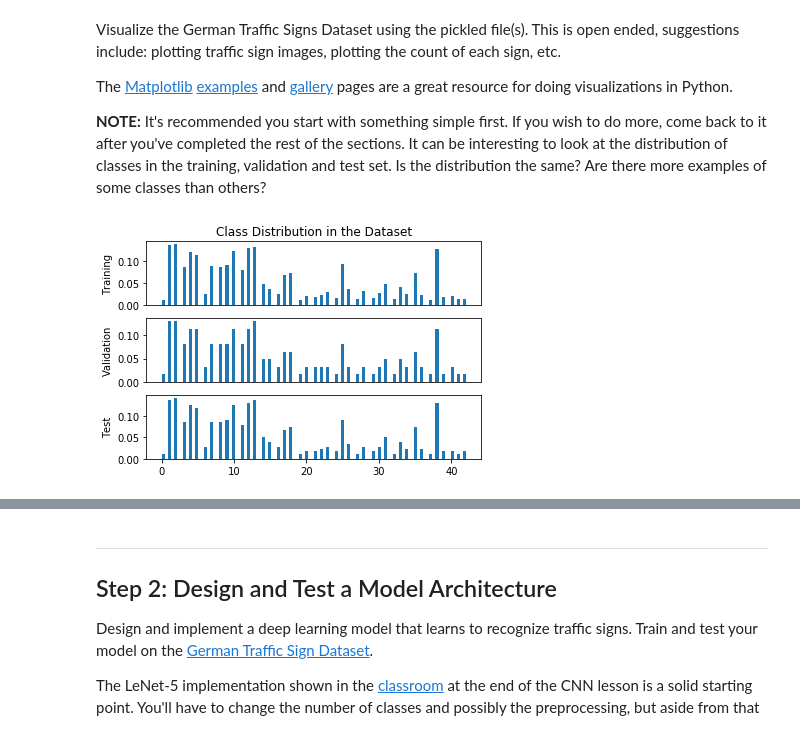
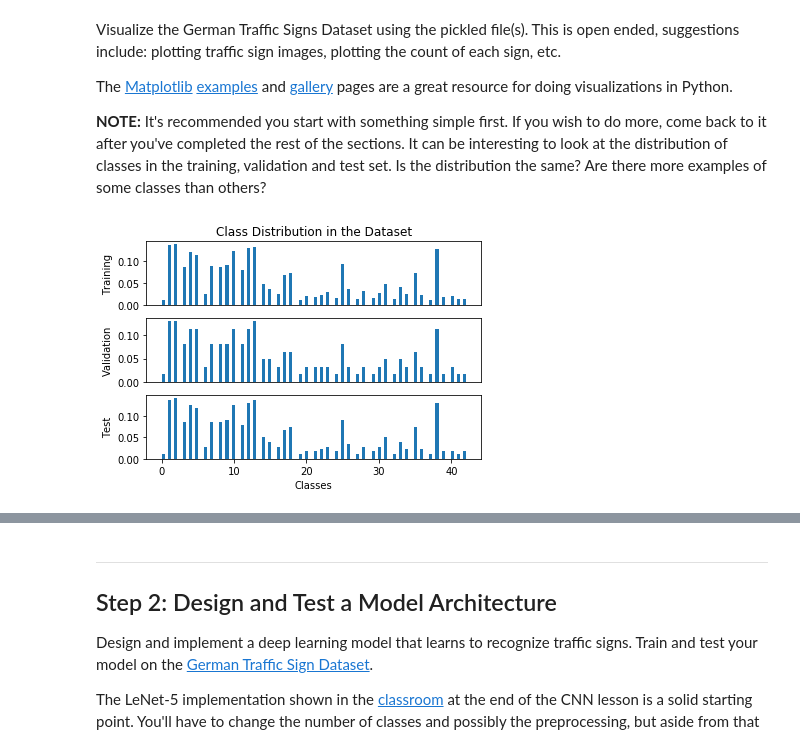
Before and after one commit to agoila/udacity-carnd-P2, a Jupyter notebook: LeNet_Traffic_Sign_Classifier.ipynb, the cells around one changed output, grey strips where cells are left out. Saved outputs shown, nothing was run; the diff lists cells and outputs as text; code cells hidden in the pictures.

```diff
--- a/LeNet_Traffic_Sign_Classifier.ipynb
+++ b/LeNet_Traffic_Sign_Classifier.ipynb
@@ -105,34 +105,35 @@ import matplotlib.image as mpimg
 import os
 import cv2
 # Visualizations will be shown in the notebook.
 %matplotlib inline
 
 ## Create counter for each label
 train_counts = Counter(y_train)
 valid_counts = Counter(y_valid)
 test_counts = Counter(y_test)
 
 ## Create normed histograms
 ## for comparing class distribution
 gs = gridspec.GridSpec(3, 1)
 
 ax1 = plt.subplot(gs[0])
 ax1.hist(y_train, bins=100, normed=1)
 ax1.xaxis.set_visible(False)
 plt.ylabel('Training')
 plt.title('Class Distribution in the Dataset')
 
 ax2 = plt.subplot(gs[1])
 ax2.hist(y_valid, bins=100, normed=1)
 ax2.xaxis.set_visible(False)
 plt.ylabel('Validation')
 
 ax3 = plt.subplot(gs[2])
 ax3.hist(y_test, bins=100, normed=1)
 plt.ylabel('Test')
+plt.xlabel('Classes')
 plt.show()
 # %% [output]
-[figure, old version]
+[figure, new version]
 # %%
 ## Print the under-represented classes from each set
 
```
Also changed, not shown: parts of 7 cells of this notebook, 6 other files.
